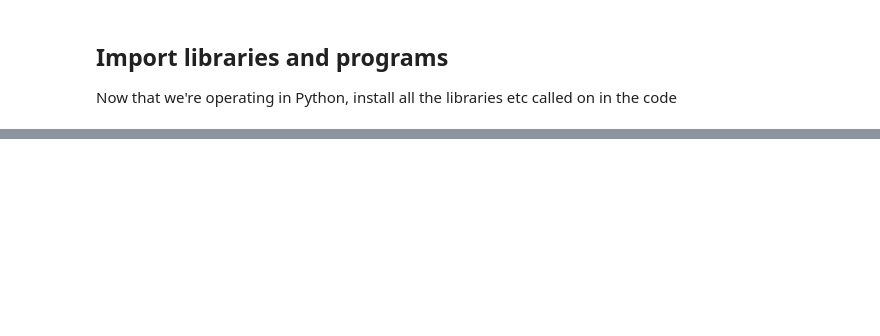
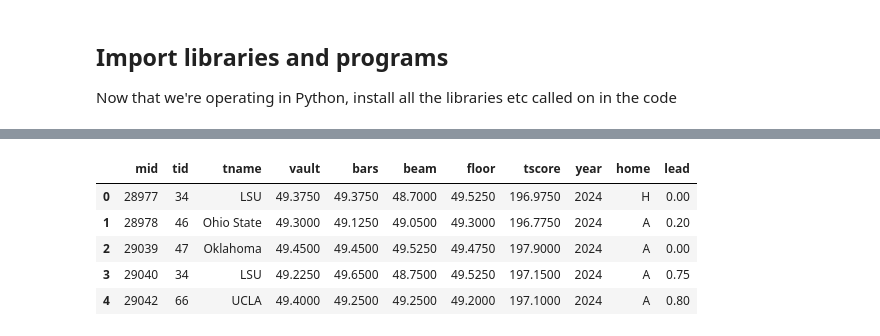
Before and after one commit to LSE-ME204/me204-2024-project-jesatuts2, a Jupyter notebook: Notebooks/NB01-Data-Collection.ipynb, the cells around one changed output, grey strips where cells are left out. Saved outputs shown, nothing was run; the diff lists cells and outputs as text; code cells hidden in the pictures; blank space fills up the shorter version.

```diff
--- a/Notebooks/NB01-Data-Collection.ipynb
+++ b/Notebooks/NB01-Data-Collection.ipynb
@@ -400,9 +379,0 @@ print(response)
-# %%
-# PART 2: Set up the dataframes we exported in the last session as variables
-
-teams_df = pd.read_csv('../Data/Raw/teams.csv')
-meets_df = pd.read_csv('../Data/Raw/meets.csv')
-
-#print(teams_df)
-for meet in meets_df['link'][0:20]:
-    print(meet)
@@ -656,0 +448,12 @@ team_results_df
+# %%
+# Preview the team results dataframe
+team_results_data_df.head()
+
+# This one looks ok!
+# %% [output]
+|  | mid | tid | tname | vault | bars | beam | floor | tscore | year | home | lead |
+| 0 | 28977 | 34 | LSU | 49.3750 | 49.3750 | 48.7000 | 49.5250 | 196.9750 | 2024 | H | 0.00 |
+| 1 | 28978 | 46 | Ohio State | 49.3000 | 49.1250 | 49.0500 | 49.3000 | 196.7750 | 2024 | A | 0.20 |
+| 2 | 29039 | 47 | Oklahoma | 49.4500 | 49.4500 | 49.5250 | 49.4750 | 197.9000 | 2024 | A | 0.00 |
+| 3 | 29040 | 34 | LSU | 49.2250 | 49.6500 | 48.7500 | 49.5250 | 197.1500 | 2024 | A | 0.75 |
+| 4 | 29042 | 66 | UCLA | 49.4000 | 49.2500 | 49.2500 | 49.2000 | 197.1000 | 2024 | A | 0.80 |
```
Also changed, not shown: parts of 45 cells of this notebook, 6 other files.
